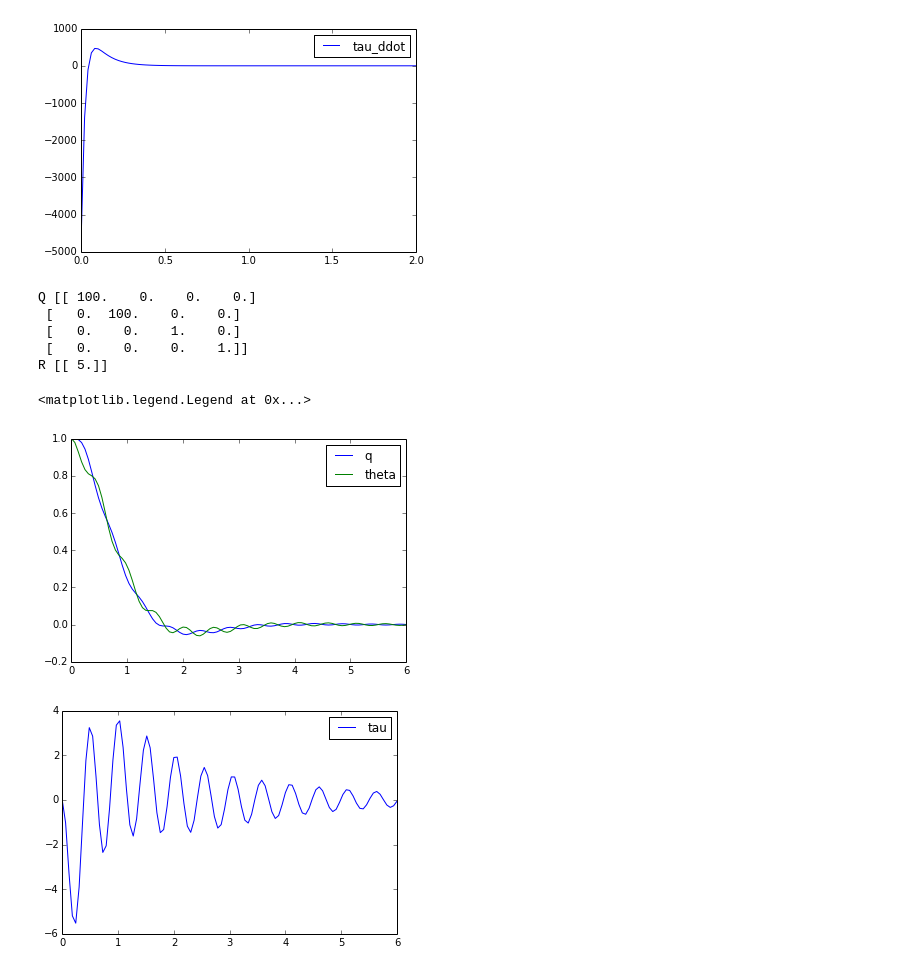
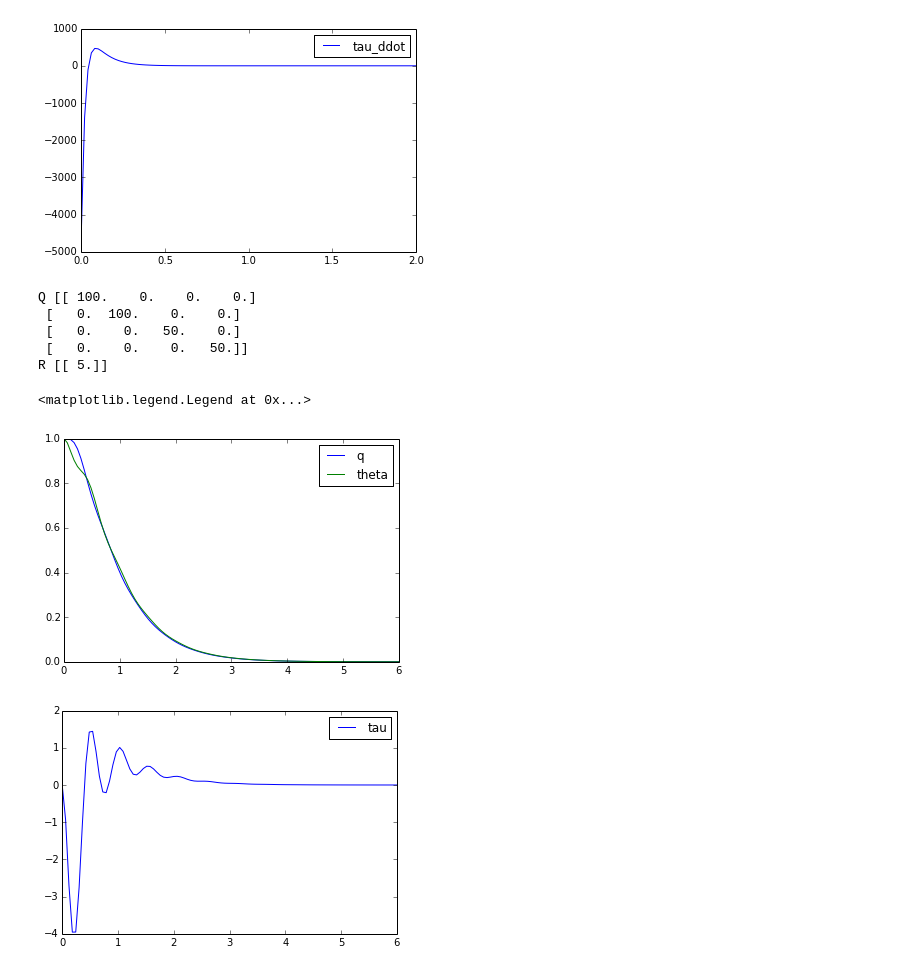
Before and after one commit to manuelli/Series-Elastic, a Jupyter notebook: rotationalSEA.ipynb, the cells around one changed output. Drawn from its saved outputs; the diff is of its cells as text; code cells hidden in the pictures.

```diff
--- a/rotationalSEA.ipynb
+++ b/rotationalSEA.ipynb
@@ -13,6 +15,7 @@ The autoreload extension is already loaded. To reload it, use:
 linkMass = 1.0
 motorMass = 0.5
 springK = 50.0
+numLinks = 1
 # %%
 # want to compute the equations of motions for an SEA system.
 def singleSEA():
@@ -93,8 +102,8 @@ def createStateSpaceWithCopy(A,B,C,D):
 # %%
 ## params
-linkQ_lqr = np.diag((100,1))
-linkR_lqr = 1.0*np.eye(1)
+linkQ_lqr = np.diag((100,50))
+linkR_lqr = 5.0*np.eye(1)
 
-seaQ_lqr = np.diag((100,1))
+seaQ_lqr = np.diag((100,50))
 seaR_lqr = 5.0*np.eye(1)
 # %%
@@ -239,12 +259,13 @@ B = np.reshape(d_total['B'], (4,1))
 C = d_total['C']
 D = np.reshape(d_total['D'], (4,1))
 
-# print np.shape(D)
-# print A
 
+
+# this is the full joint + motor system
 sys = control.StateSpace(A,B,C,D)
 
 # construct Q matrix from linkQ_lqr and seaQ_lqr
+n = numLinks
 Q = np.zeros((4*n,4*n))
 for i in xrange(0,n):
     Q[i,i] = linkQ_lqr[i,i]
@@ -253,44 +274,53 @@ for i in xrange(0,n):
     Q[n+i,n+i] = seaQ_lqr[i,i]
     Q[3*n+i,3*n+i] = seaQ_lqr[n+i,n+i]
 
-Q
+
+if False:
+    Q[1,1] = 10.0
+    QLinkCost = 100*np.eye(2*numLinks)
+    QSEACost = 50*np.eye(2*numLinks)
+    Q = scipy.linalg.block_diag(QLinkCost, QSEACost)
+    Q = 100*np.eye(4*numLinks)
+
 R = seaR_lqr
 
 if verbose:
     print "Q", Q
     print "R", R
 
 K = control.lqr(sys,Q,R)[0]
 lqrController = control.StateSpace(1,0*K,[0],K, 0)
 
 
 feedbackSys = control.feedback(sys, sys2=lqrController, sign=-1)
 feedbackSys.dt = 0
 
 
 X0 = [1,1,0,0] # initial condition
 X0_controller = [0]*lqrController.states
 X0_complete  = X0 + X0_controller
 T = np.linspace(0,6,100)
 T, yout, xout = control.forced_response(feedbackSys, T, X0=X0_complete)
 
 plt.figure()
 plt.plot(T,xout[0,:], label='q')
 plt.plot(T,xout[1,:], label='theta')
 plt.legend()
 
 plt.figure()
 plt.plot(T,springK*(xout[1,:] - xout[0,:]), label='tau')
 plt.legend()
+
+print
 # %% [output]
 Q [[ 100.    0.    0.    0.]
  [   0.  100.    0.    0.]
- [   0.    0.    1.    0.]
- [   0.    0.    0.    1.]]
+ [   0.    0.   50.    0.]
+ [   0.    0.    0.   50.]]
 R [[ 5.]]
 <matplotlib.legend.Legend at 0x...>
-[figure, old version]
+[figure, new version]
-[figure, old version]
+[figure, new version]
 # %%
 # simulate the full system with the cascaded controller
 
```
Also changed, not shown: parts of 7 cells of this notebook.
